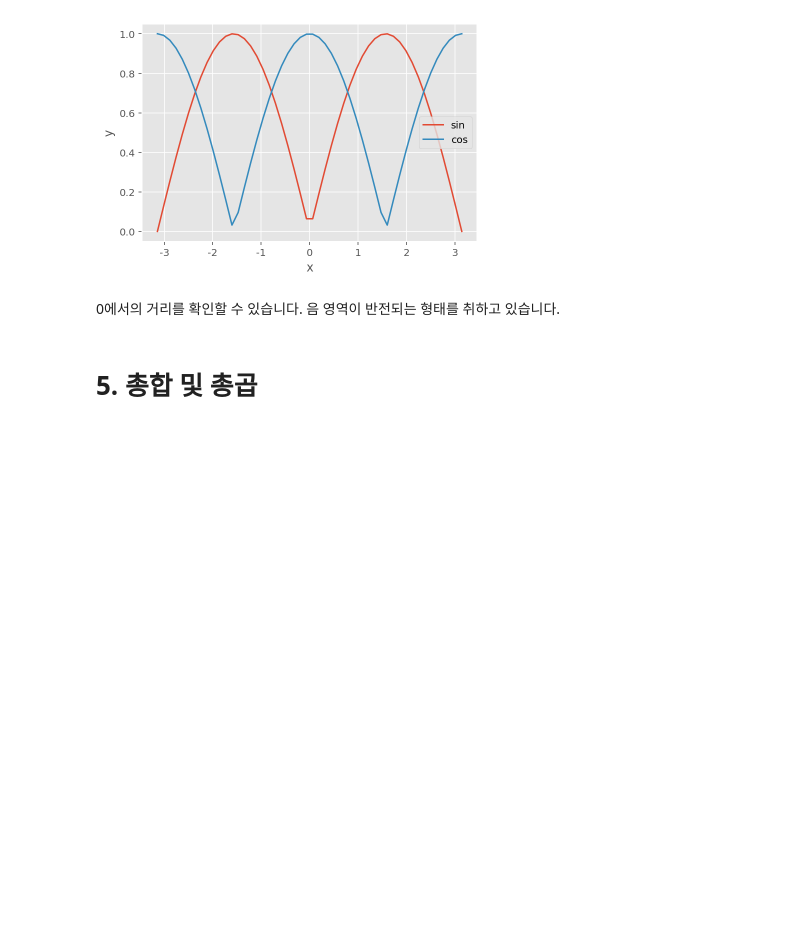
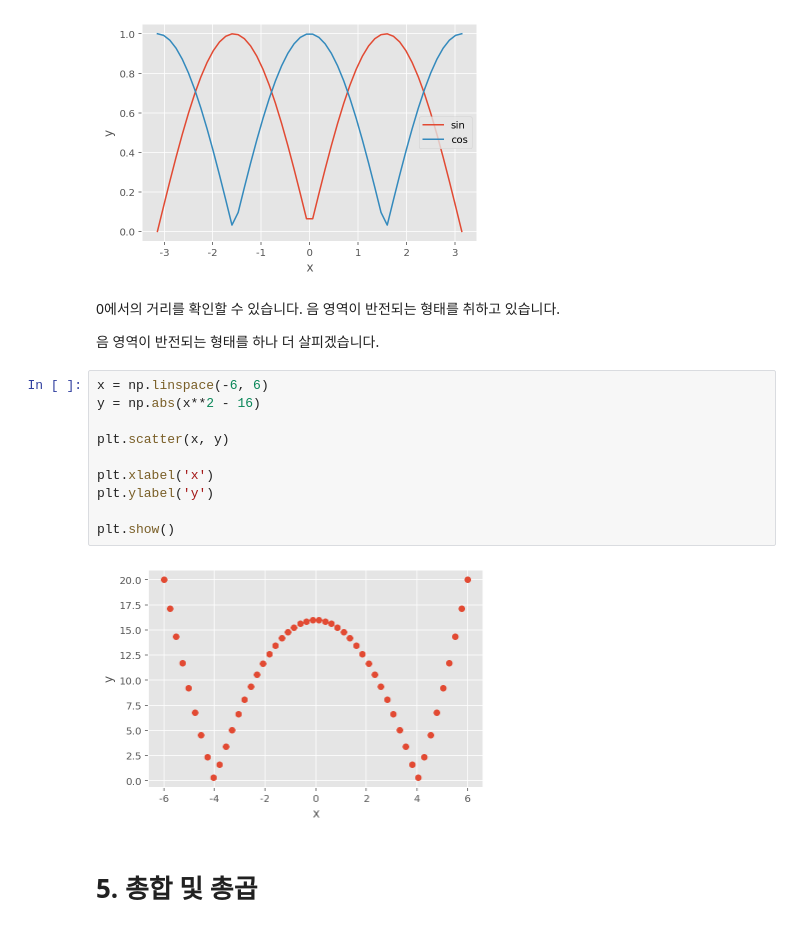
Before and after one commit to LeeSeungwon89/Artificial-intelligence-math, a Jupyter notebook: 1. 기초.ipynb, the cells around one changed output. Cells and saved outputs as stored; diff of their text form; blank space fills up the shorter version.

```diff
--- a/1. 기초.ipynb
+++ b/1. 기초.ipynb
@@ -201,6 +201,20 @@ plt.show()
 [figure]
 # %% [markdown]
 0에서의 거리를 확인할 수 있습니다. 음 영역이 반전되는 형태를 취하고 있습니다.
+
+음 영역이 반전되는 형태를 하나 더 살피겠습니다.
+# %%
+x = np.linspace(-6, 6)
+y = np.abs(x**2 - 16)
+
+plt.scatter(x, y)
+
+plt.xlabel('x')
+plt.ylabel('y')
+
+plt.show()
+# %% [output]
+[figure, added]
 # %% [markdown]
 # **5. 총합 및 총곱**
 # %% [markdown]
```
